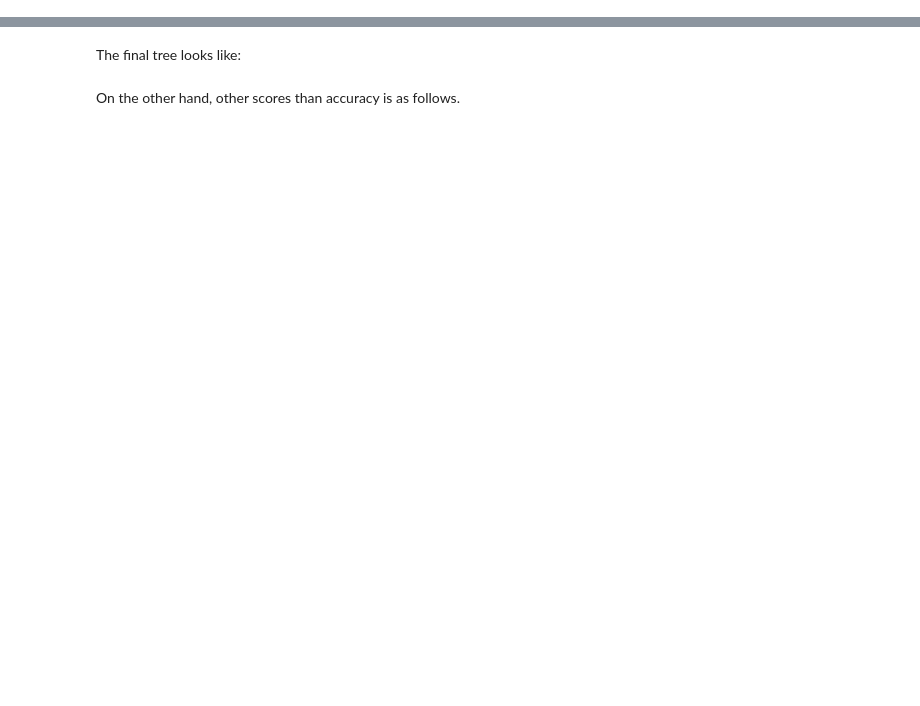
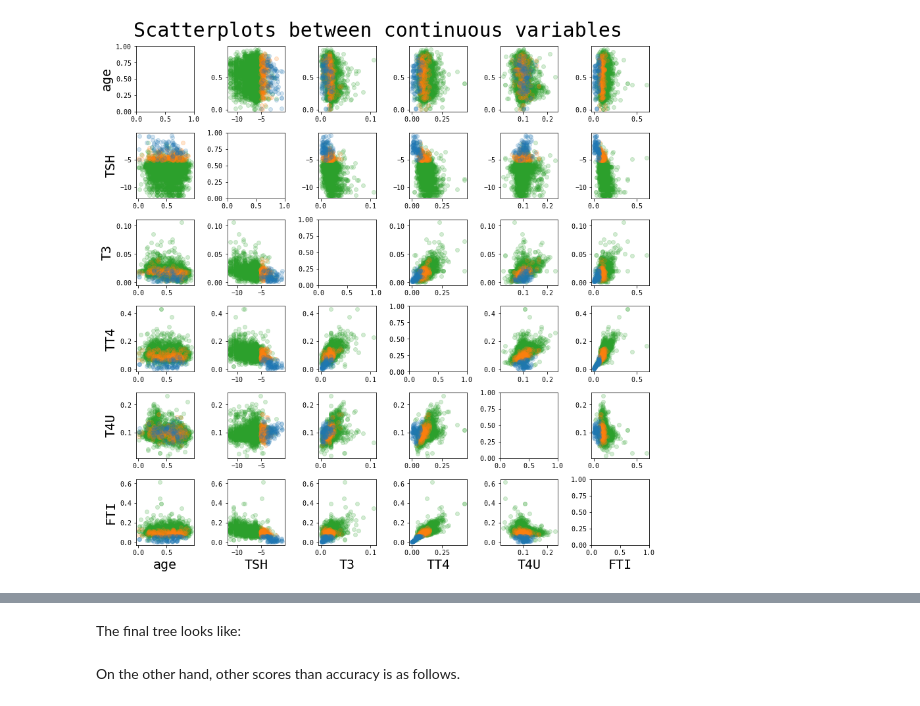
Before and after one commit to sinwall/221117_MLBasic, a Jupyter notebook: byungchang/thyroid_data_analysis_Alpha_to_Omega.ipynb, the cells around one changed output, grey strips where cells are left out. Saved outputs shown, nothing was run; the diff lists cells and outputs as text; code cells hidden in the pictures; blank space fills up the shorter version.

```diff
--- a/byungchang/thyroid_data_analysis_Alpha_to_Omega.ipynb
+++ b/byungchang/thyroid_data_analysis_Alpha_to_Omega.ipynb
@@ -139,0 +101,18 @@ Now I will stick to decision tree. Can we optimize the model?
+# %%
+input_path_thyroid = '../../input/uci_thyroid'
+col_names = [
+    'age', 'sex', 'on thyroxine', 'query on thyroxine', 'on antithyroid medication',
+    'sick', 'pregnant', 'thyroid surgery', 'I131 treatment', 'query hypothyroid',
+    'query hyperthyroid', 'lithium', 'goitre', 'tumor', 'hypopituitary',
+    'psych', 'TSH', 'T3', 'TT4', 'T4U',
+    'FTI'
+]
+class_names = ['normal', 'hyper', 'hypo']
+df_train = pd.read_csv(
+    f'{input_path_thyroid}/ann-train.data', header=None, names=col_names+['class'],
+    delim_whitespace=True
+)
+df_test = pd.read_csv(
+    f'{input_path_thyroid}/ann-test.data', header=None, names=col_names+['class'],
+    delim_whitespace=True
+)
@@ -139,0 +245,23 @@ Now I will stick to decision tree. Can we optimize the model?
+# %%
+import itertools
+
+col_names_conti = ['age', 'TSH', 'T3', 'TT4', 'T4U', 'FTI']
+vecs = [df_train[name] for name in col_names_conti]
+vecs[1] = np.log(1e-5+vecs[1])
+
+fig, axs = plt.subplots(nrows=len(vecs), ncols=len(vecs), figsize=(12, 12))
+for i, j, k in itertools.product(range(len(vecs)), range(len(vecs)), range(3, 0, -1)):
+    ax = axs[j, i]
+    mask = df_train['class'] == k
+    i == j or ax.scatter(vecs[i][mask], vecs[j][mask], color=f'C{k-1}', alpha=0.2)
+    if j+1 == len(col_names_conti):
+        ax.set_xlabel(col_names_conti[i], fontsize=20)
+    if i == 0:
+        ax.set_ylabel(col_names_conti[j], fontsize=20)
+
+fig.suptitle('Scatterplots between continuous variables', fontsize=30)
+
+plt.tight_layout()
+plt.show(); plt.close()
+# %% [output]
+[figure, added]
```
Also changed, not shown: parts of 48 cells of this notebook.
